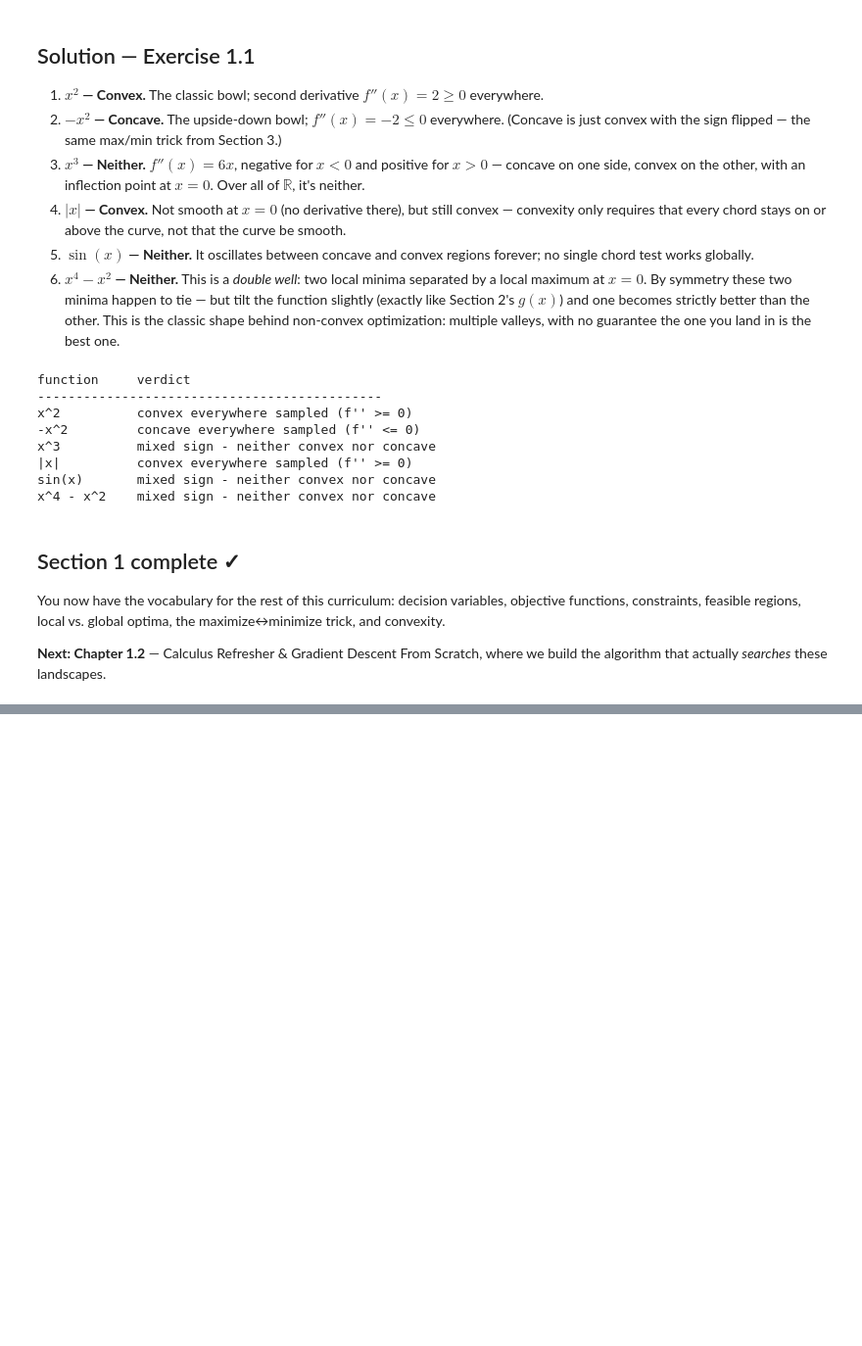
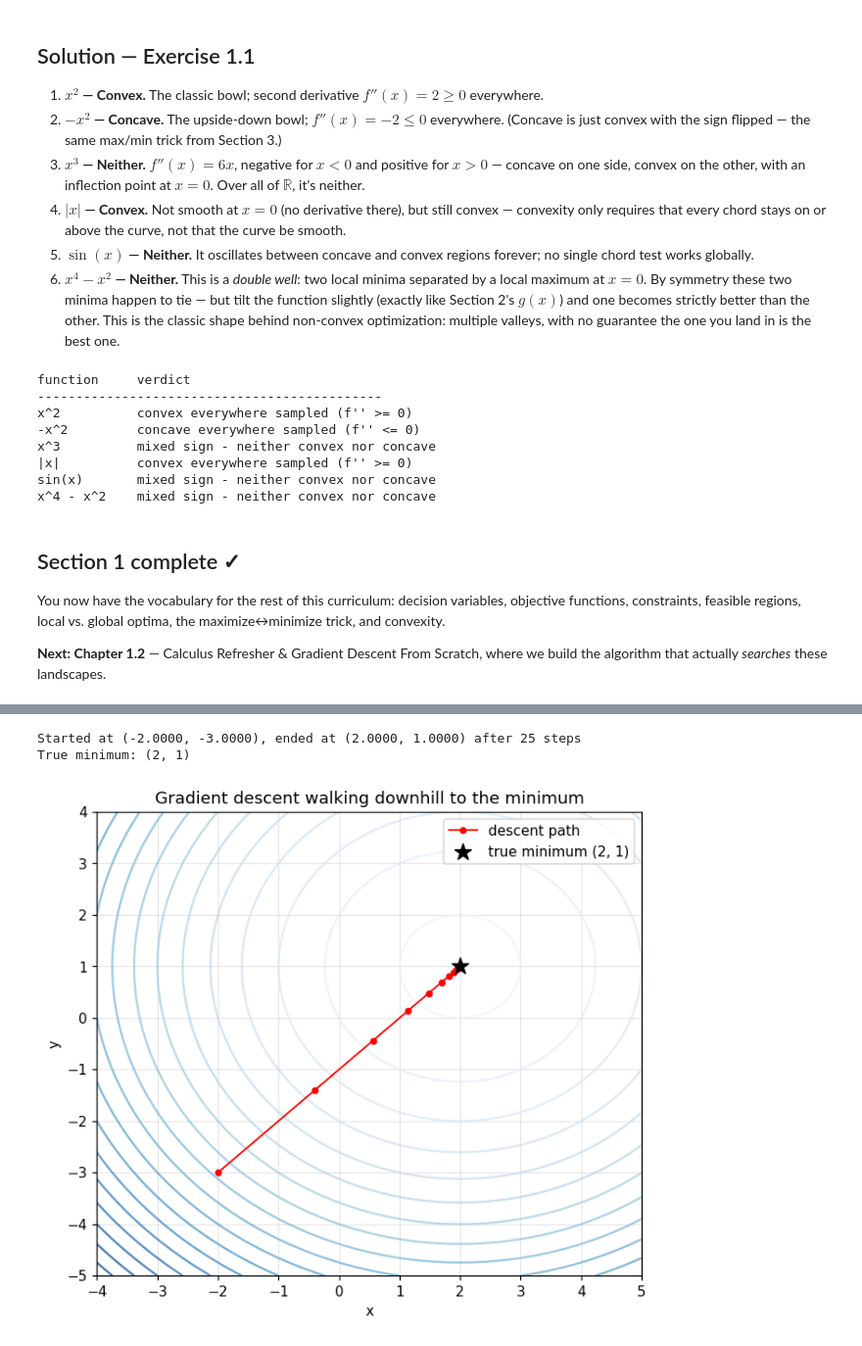
Before and after one commit to Pushkar0997/optimization-to-qubo, a Jupyter notebook: 01-foundations/01_foundations.ipynb, the cells around one changed output, grey strips where cells are left out. Shown at 98% size. Drawn from its saved outputs; the diff is of its cells as text; code cells hidden in the pictures; blank space fills up the shorter version.

```diff
--- a/01-foundations/01_foundations.ipynb
+++ b/01-foundations/01_foundations.ipynb
@@ -295,0 +376,19 @@ You now have the vocabulary for the rest of this curriculum: decision variables,
+# %%
+x, y = sp.symbols('x y')
+
+def hessian_and_classify(expr, point, label):
+    H = sp.hessian(expr, (x, y))
+    H_at_point = np.array(H.subs({x: point[0], y: point[1]})).astype(float)
+    eigenvalues = np.linalg.eigvalsh(H_at_point)
+    if np.all(eigenvalues > 0):
+        kind = "positive definite -> local MINIMUM"
+    elif np.all(eigenvalues < 0):
+        kind = "negative definite -> local MAXIMUM"
+    else:
+        kind = "indefinite -> SADDLE POINT"
+    print(f"{label}")
+    print(f"  Hessian = {H_at_point.tolist()}")
+    print(f"  eigenvalues = {eigenvalues}  ->  {kind}\n")
+
+hessian_and_classify(x**2 + y**2, (0, 0), "f(x,y) = x^2 + y^2 at (0,0):")
+hessian_and_classify(x**2 - y**2, (0, 0), "f(x,y) = x^2 - y^2 at (0,0):")
@@ -295,0 +411,37 @@ You now have the vocabulary for the rest of this curriculum: decision variables,
+# %%
+def h(x, y):
+    return (x - 2)**2 + (y - 1)**2 + 3
+
+def grad_h(x, y):
+    return np.array([2*(x - 2), 2*(y - 1)])
+
+def gradient_descent(grad_func, start, learning_rate, n_steps):
+    point = np.array(start, dtype=float)
+    path = [point.copy()]
+    for _ in range(n_steps):
+        point = point - learning_rate * grad_func(*point)
+        path.append(point.copy())
+    return np.array(path)
+
+path = gradient_descent(grad_h, start=(-2, -3), learning_rate=0.2, n_steps=25)
+
+xx, yy = np.meshgrid(np.linspace(-4, 5, 300), np.linspace(-5, 4, 300))
+zz = h(xx, yy)
+
+plt.figure(figsize=(7, 6))
+plt.contour(xx, yy, zz, levels=20, cmap='Blues', alpha=0.7)
+plt.plot(path[:, 0], path[:, 1], 'o-', color='red', markersize=4, linewidth=1.2, label='descent path')
+plt.scatter([2], [1], color='black', marker='*', s=150, zorder=5, label='true minimum (2, 1)')
+plt.title('Gradient descent walking downhill to the minimum')
+plt.xlabel('x')
+plt.ylabel('y')
+plt.legend()
+plt.grid(alpha=0.3)
+plt.show()
+
+print(f"Started at ({path[0][0]:.4f}, {path[0][1]:.4f}), ended at ({path[-1][0]:.4f}, {path[-1][1]:.4f}) after {len(path)-1} steps")
+print("True minimum: (2, 1)")
+# %% [output]
+Started at (-2.0000, -3.0000), ended at (2.0000, 1.0000) after 25 steps
+True minimum: (2, 1)
+[figure, added]
```
Also changed, not shown: parts of 22 cells of this notebook.
